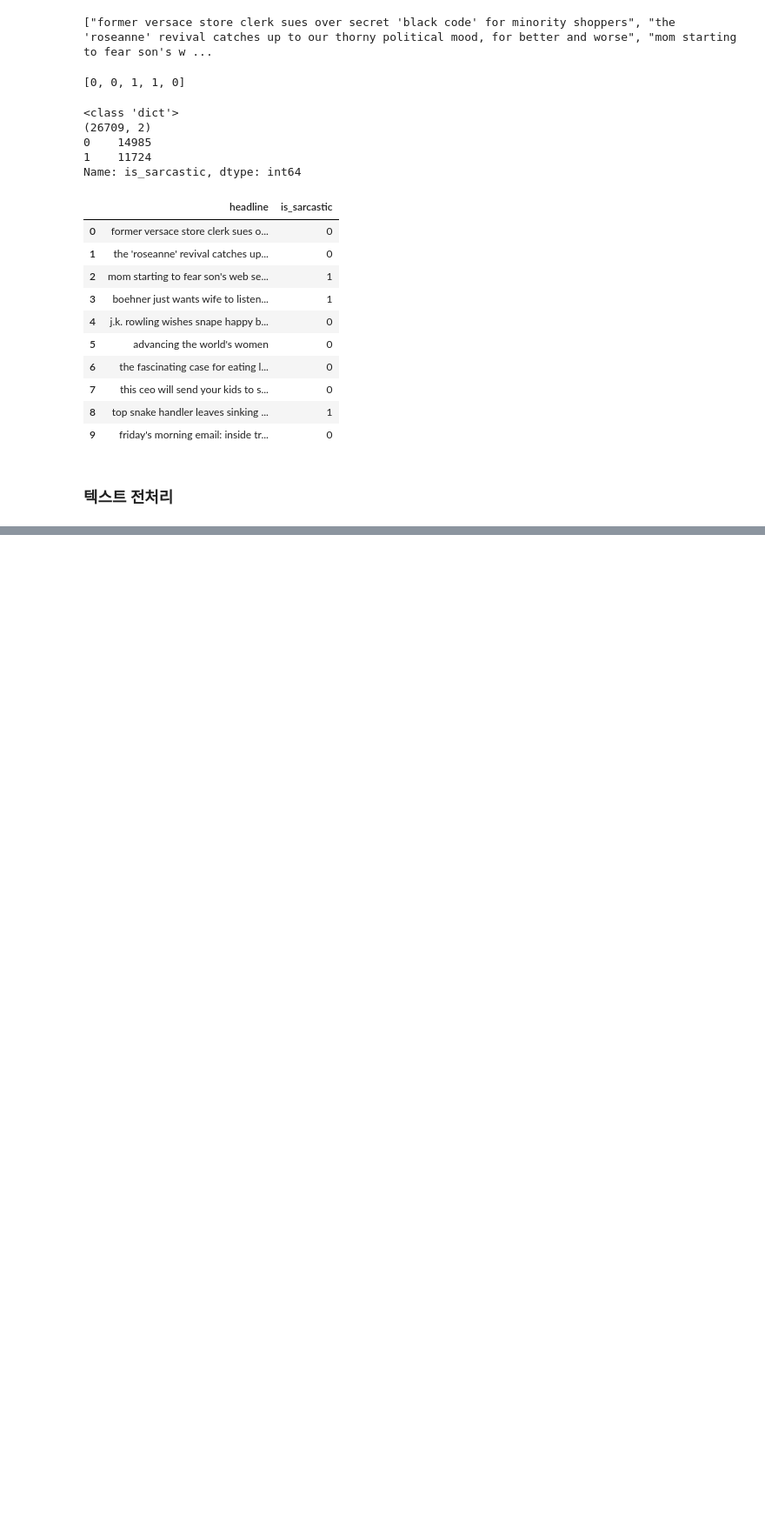
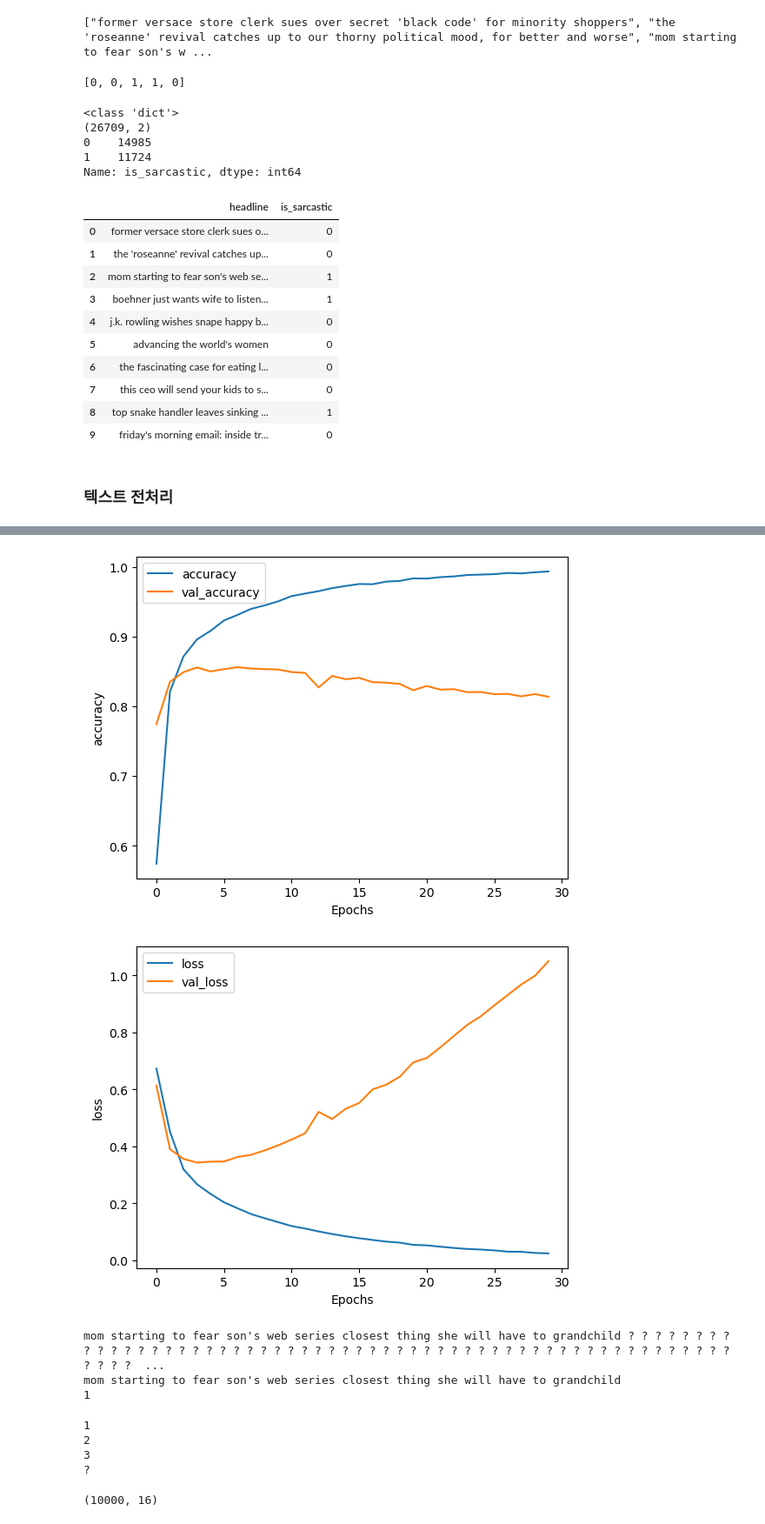
Before and after one commit to JiEung2/gcp_lab_06, a Jupyter notebook: 03_RNN_자연어처리/03_sarcasm_분류모델.ipynb, the cells around one changed output, grey strips where cells are left out. Shown: that part at 87% size. Saved outputs shown, nothing was run; the diff lists cells and outputs as text; code cells hidden in the pictures; blank space fills up the shorter version.

```diff
--- a/03_RNN_자연어처리/03_sarcasm_분류모델.ipynb
+++ b/03_RNN_자연어처리/03_sarcasm_분류모델.ipynb
@@ -71,0 +121,7 @@ embedding_dim = 16      # Embedding 계층의 output size
+# %%
+# list를 ndarray 로 모두 변환
+import numpy as np
+training_labels = np.array(training_labels)
+testing_labels = np.array(testing_labels)
+print(training_labels.shape)
+print(testing_labels.shape)
@@ -71,0 +131,15 @@ embedding_dim = 16      # Embedding 계층의 output size
+# %%
+# 학습모델
+model = tf.keras.Sequential([
+    # input : (None,100), ouput : (None,100,16)
+    # Embedding layer Params : 10000*16 = 160000
+    tf.keras.layers.Embedding(vocab_size,embedding_dim,input_length=max_length),
+    tf.keras.layers.GlobalAveragePooling1D(),
+    tf.keras.layers.Dense(24,activation='relu'),
+    tf.keras.layers.Dense(1,activation='sigmoid'),
+])
+
+model.compile(optimizer='adam',
+             loss='binary_crossentropy',
+             metrics=['accuracy'])
+model.summary()
@@ -71,0 +165,5 @@ embedding_dim = 16      # Embedding 계층의 output size
+# %%
+# 학습
+num_epochs = 30
+history = model.fit(training_padded,training_labels,epochs=num_epochs,
+                   validation_data=(testing_padded,testing_labels))
@@ -71,0 +188,48 @@ embedding_dim = 16      # Embedding 계층의 output size
+# %%
+# 시각화
+import matplotlib.pyplot as plt
+
+def plot_graphs(history, string):
+    plt.plot(history.history[string])
+    plt.plot(history.history['val_'+string])
+    plt.xlabel("Epochs")
+    plt.ylabel(string)
+    plt.legend([string, 'val_'+string])
+    plt.show()
+
+plot_graphs(history, "accuracy")
+plot_graphs(history, "loss")
+# %% [output]
+[figure, added]
+[figure, added]
+# %%
+reverse_word_index = dict([(value, key) for (key, value) in word_index.items()])
+
+def decode_sentence(text):
+    return ' '.join([reverse_word_index.get(i, '?') for i in text])
+
+print(decode_sentence(training_padded[2]))
+print(training_sentences[2])
+print(labels[2])
+# %% [output]
+mom starting to fear son's web series closest thing she will have to grandchild ? ? ? ? ? ? ? ? ? ? ? ? ? ? ? ? ? ? ? ? ? ? ? ? ? ? ? ? ? ? ? ? ? ? ? ? ? ? ? ? ? ? ? ? ? ? ? ? ? ? ? ? ? ? ? ? ? ? ? ?  ...
+mom starting to fear son's web series closest thing she will have to grandchild
+1
+# %%
+# 파이썬 문법 : dict 의 value 가져오기
+d = {'a':1,'b':2,'c':3}
+print(d.get('a'))
+print(d.get('b'))
+print(d.get('c'))
+print(d.get('d','?')) # key 'd'가 없을때는 '?'를 반환
+# %% [output]
+1
+2
+3
+?
+# %%
+e = model.layers[0]
+weights = e.get_weights()[0]
+print(weights.shape)
+# %% [output]
+(10000, 16)
```
Also changed, not shown: parts of 11 cells of this notebook.
